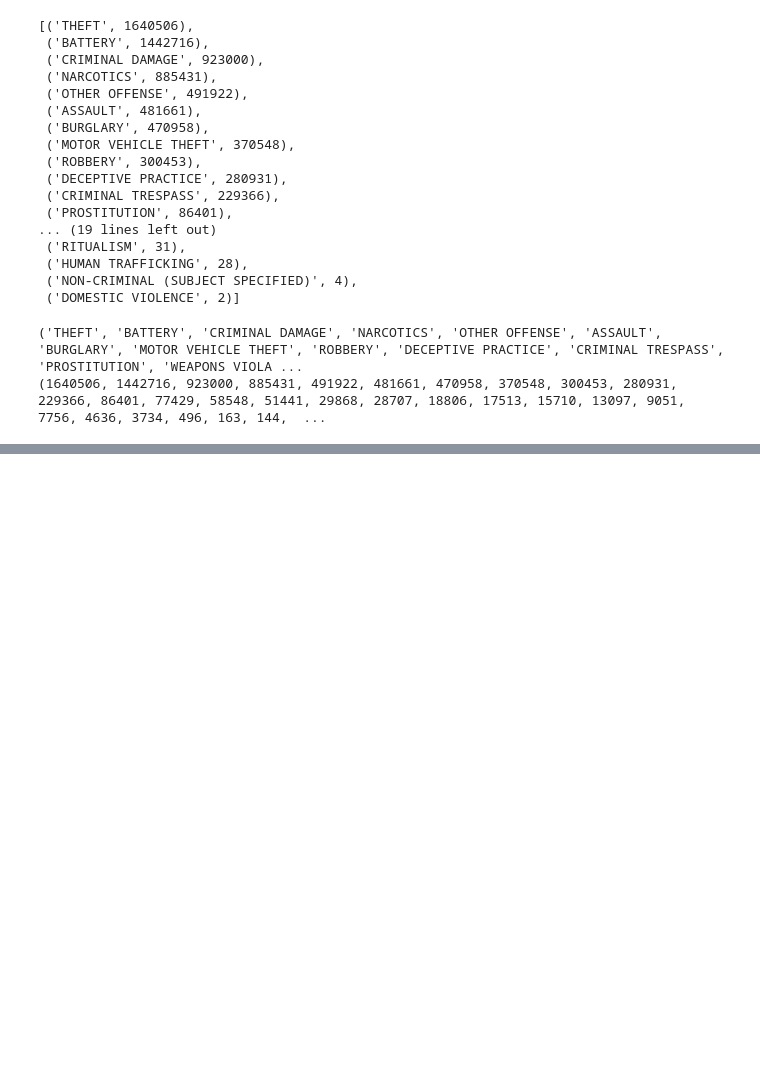
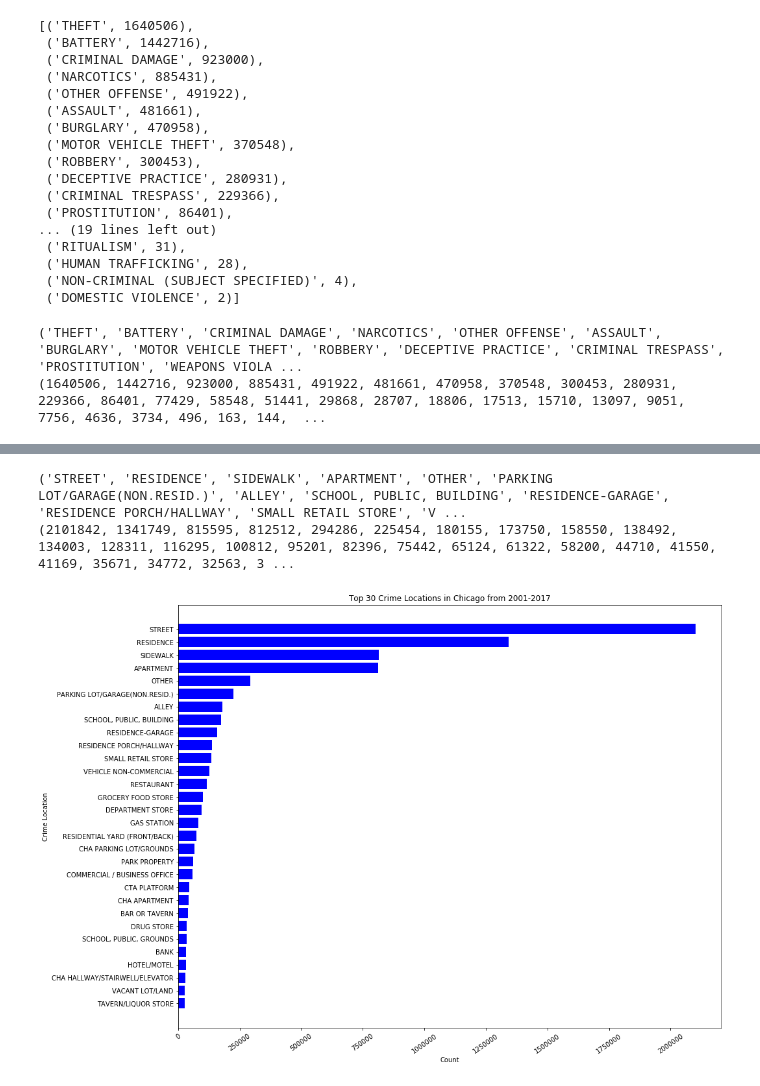
Before and after one commit to bodhisattamaiti25/projects-data-science, a Jupyter notebook: chicago_crime_data_analysis/chicago_crime_data_analysis.ipynb, the cells around one changed output, grey strips where cells are left out. Drawn from its saved outputs; the diff is of its cells as text; code cells hidden in the pictures; blank space fills up the shorter version.

```diff
--- a/chicago_crime_data_analysis/chicago_crime_data_analysis.ipynb
+++ b/chicago_crime_data_analysis/chicago_crime_data_analysis.ipynb
@@ -146,0 +150,5 @@ plt.show()
+# %%
+crime_location_counts = crimes_2001_17['Location Description'].value_counts()
+crime_location_counts = crime_location_counts.to_dict()
+crime_location_counts = sorted(crime_location_counts.items(), key=lambda x:x[1], reverse=True)
+crime_location_counts
@@ -146,0 +173,27 @@ plt.show()
+# %%
+unzip_crime_location_data = zip(*crime_location_counts)
+print(unzip_crime_location_data[0])
+print(unzip_crime_location_data[1])
+# %% [output]
+('STREET', 'RESIDENCE', 'SIDEWALK', 'APARTMENT', 'OTHER', 'PARKING LOT/GARAGE(NON.RESID.)', 'ALLEY', 'SCHOOL, PUBLIC, BUILDING', 'RESIDENCE-GARAGE', 'RESIDENCE PORCH/HALLWAY', 'SMALL RETAIL STORE', 'V ...
+(2101842, 1341749, 815595, 812512, 294286, 225454, 180155, 173750, 158550, 138492, 134003, 128311, 116295, 100812, 95201, 82396, 75442, 65124, 61322, 58200, 44710, 41550, 41169, 35671, 34772, 32563, 3 ...
+# %%
+fig2, ax2 = plt.subplots()
+
+crime_location_type = unzip_crime_location_data[0][0:30]
+crime_location_count = unzip_crime_location_data[1][0:30]
+y_pos_crime_location = np.arange(len(crime_location_type))
+
+ax2.barh(y_pos_crime_location, crime_location_count, align='center', color='blue')
+ax2.set_yticks(y_pos_crime_location)
+
+ax2.set_yticklabels(crime_location_type)
+ax2.invert_yaxis()
+ax2.set_xlabel('Count')
+ax2.set_ylabel('Crime Location')
+ax2.set_title('Top 30 Crime Locations in Chicago from 2001-2017')
+for cur_tick in ax2.get_xticklabels():
+    cur_tick.set_rotation(35)
+plt.show()
+# %% [output]
+[figure, added]
```
Also changed, not shown: parts of 4 cells of this notebook.
